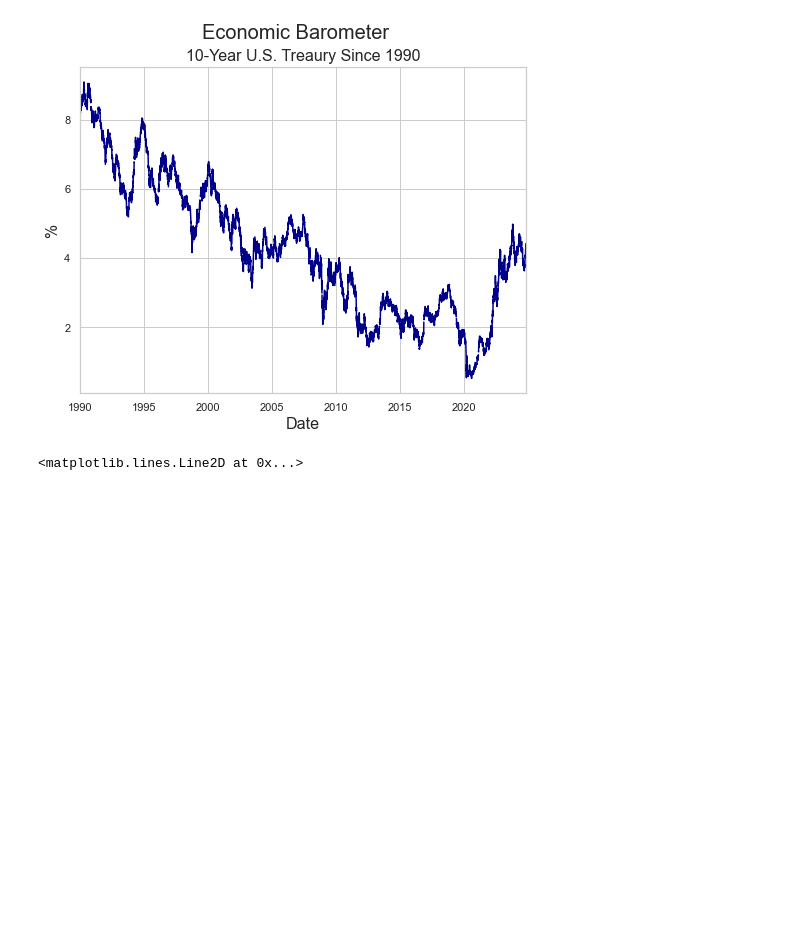
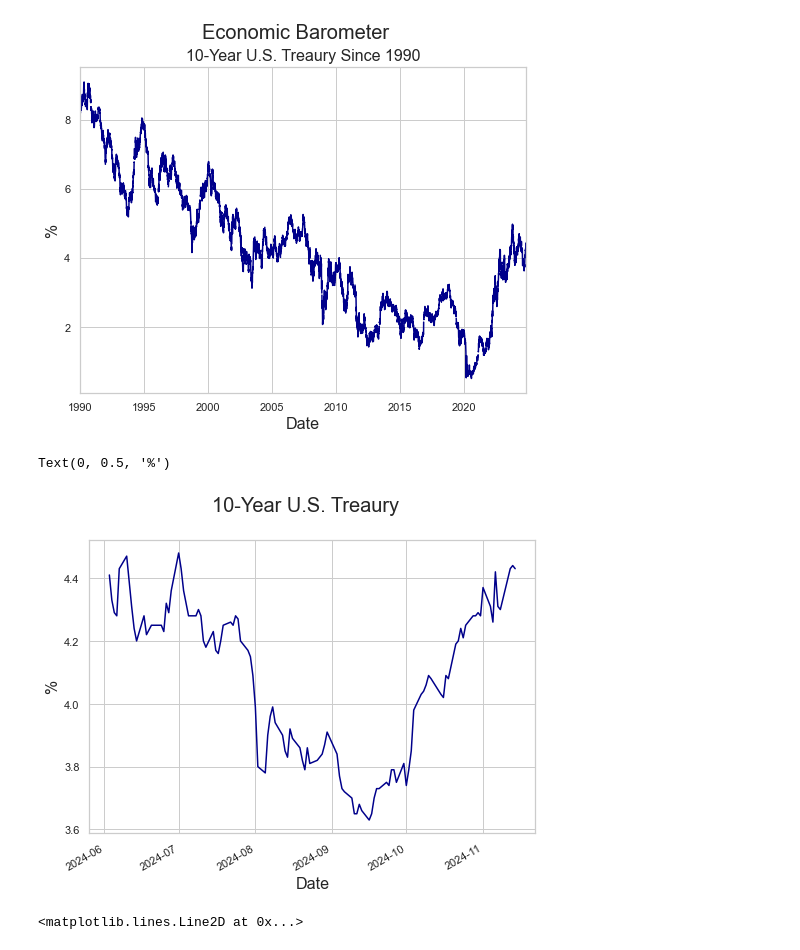
Before and after one commit to thsavage/Macroeconomic-Talking-Points, a Jupyter notebook: The Current Cycle.ipynb, the cells around one changed output. Cells and saved outputs as stored; diff of their text form; code cells hidden in the pictures; blank space fills up the shorter version.

```diff
--- a/The Current Cycle.ipynb
+++ b/The Current Cycle.ipynb
@@ -132,6 +132,15 @@ plt.ylabel('%', fontsize=16)
 # %% [output]
 Text(0, 0.5, '%')
 [figure]
+# %%
+ten_year = fred.get_series("DGS10", observation_start='2024-06-01').dropna()
+ten_year.plot(color='darkblue', figsize=(8, 6))
+plt.suptitle('10-Year U.S. Treaury', fontsize=20)
+plt.xlabel('Date', fontsize=16)
+plt.ylabel('%', fontsize=16)
+# %% [output]
+Text(0, 0.5, '%')
+[figure, added]
 # %%
 yield_curve = fred.get_series("T10Y3M", observation_start='1990-01-01')
 yield_curve.plot(color='darkblue', figsize=(8, 6))
```
